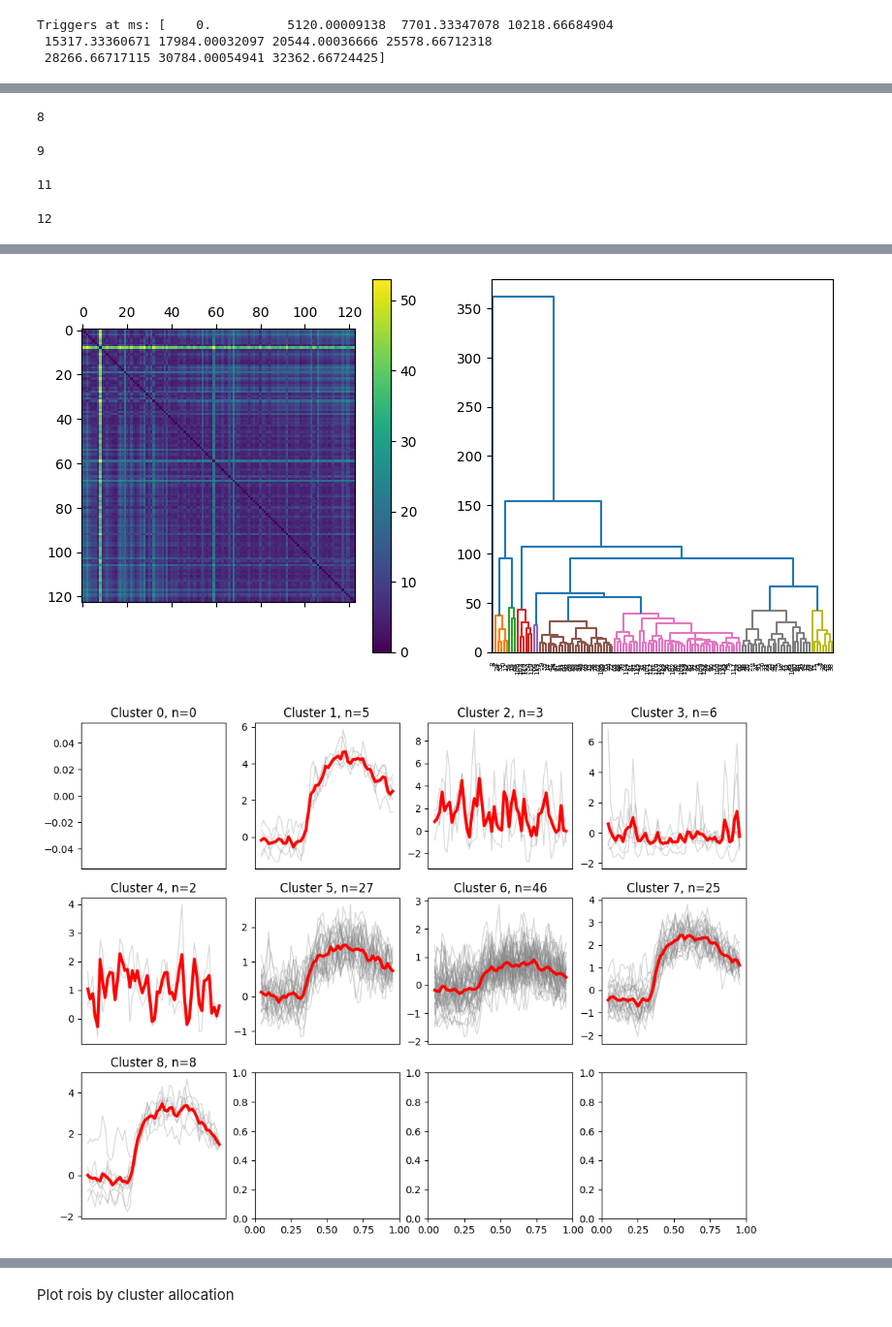
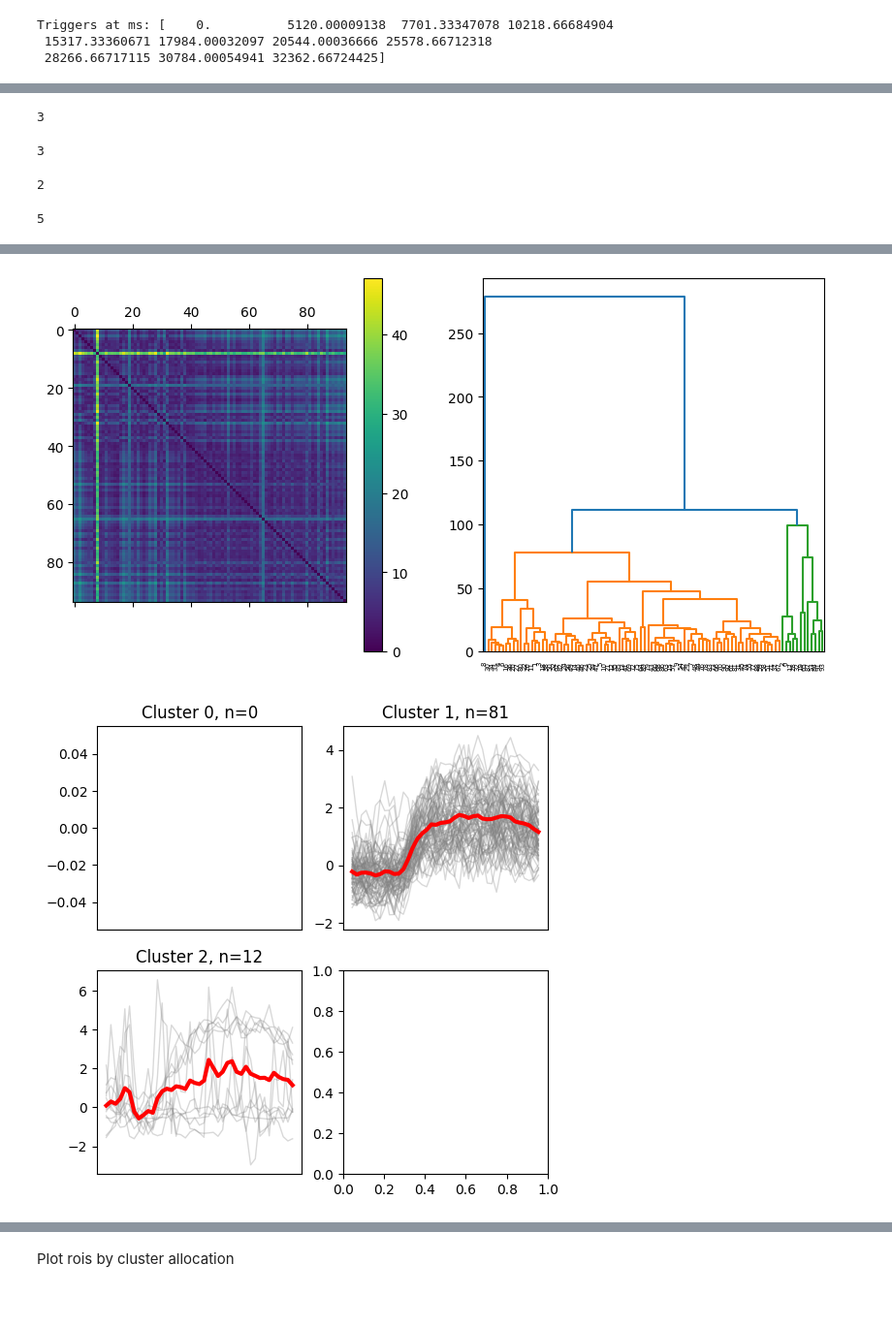
Before and after one commit to simbru/pygor, a Jupyter notebook: ROI_clustering.ipynb, the cells around one changed output, grey strips where cells are left out. Shown at 97% size. Cells and saved outputs as stored; diff of their text form; code cells hidden in the pictures; blank space fills up the shorter version.

```diff
--- a/ROI_clustering.ipynb
+++ b/ROI_clustering.ipynb
@@ -88,6 +44,15 @@ from sklearn.metrics import euclidean_distances
 import matplotlib.pyplot as plt
 from scipy.cluster.hierarchy import dendrogram, linkage
 from scipy.cluster.hierarchy import fcluster
+
+lower_lim = 0.8
+upper_lim = 10
+
+downsampled_traces = data_object.averages[:,::100]
+
+trace_means = abs(np.mean(downsampled_traces, axis=1))
+trace_stds = abs(np.std(downsampled_traces, axis=1))
+downsampled_traces_filtered = downsampled_traces[np.where((trace_stds<upper_lim) & (trace_stds>lower_lim)) [0],:]
 
 # %% Load data
 data = downsampled_traces_filtered
@@ -147,7 +112,9 @@ stim_responses = []
 #find stimulus segments plus some time before and after
 for idx, i in enumerate(mean_triggertimes_extended[:-1]):
     if stimtypes[idx] in stimtypes_relevant:
-        append_idx = round(np.diff(mean_triggertimes_extended)[idx]/2)
+        print (i)
+        append_idx = 1000
+        #append_idx = round(np.diff(mean_triggertimes_extended)[idx]/2)
         stim_responses.append(traces[:,i-append_idx:mean_triggertimes_extended[idx+1]+append_idx].transpose())
 
 #plot them
@@ -162,6 +129,7 @@ responses_sorted = []
 std_upper = 5
 mean_lower = -1
 mean_upper = 5
+resting_mean_upper = 7
 for idx, cur_traces in enumerate(stim_responses):
     trace_means = abs(np.mean(cur_traces, axis=0))
     trace_stds = abs(np.std(cur_traces, axis=0))
@@ -177,14 +145,14 @@ for idx, cur_traces in enumerate(stim_responses):
     ax[2, idx%4].plot(cur_traces[:, np.where(
         (trace_stds>std_upper) |
         (trace_stds<std_lower) |
-        (prestim_max>10)) [0]], color='red', alpha=0.3)
+        (prestim_max>resting_mean_upper)) [0]], color='red', alpha=0.3)
 
     cutouts_sorted = cur_traces[:, np.where(
         (trace_stds<std_upper) &
         (trace_stds>std_lower) &
         (trace_means>mean_lower) &
         (trace_means<mean_upper) &
-        (prestim_max<10)) [0]]
+        (prestim_max<resting_mean_upper)) [0]]
     ax[2, idx%4].plot(cutouts_sorted, color='gray', alpha=0.1)
 
     responses_sorted.append(cutouts_sorted[::100,:].transpose())
@@ -193,13 +164,0 @@ for idx, cur_traces in enumerate(stim_responses):
-# %%
-from sklearn.cluster import HDBSCAN
-
-hdb = HDBSCAN(min_cluster_size=4)
-clusters = hdb.fit_predict(responses_sorted[0])
-
-f3, ax3 = plt.subplots(1,5, figsize=(14, 3))
-ax3[0].set_title('hdbscan clustering')
-for i, trace in enumerate(responses_sorted[0]):
-    if clusters[i] == -1:  # Noise points
-        ax3[clusters[i]].plot(trace, color='gray', alpha=0.3)
-    else:
-        ax3[clusters[i]].plot(trace, color=plt.cm.rainbow(clusters[i] / np.max(clusters)), alpha=0.7)
@@ -218,12 +175,12 @@ for cur_clust in responses_sorted:
     # ax.set_ylim(100, 150)
 
     # %% plot dendrogram with indicated threshold
-    dendrogram(linkage(euc_distances, method="complete"), ax=ax[1], color_threshold=50)
+    dendrogram(linkage(euc_distances, method="complete"), ax=ax[1], color_threshold=100)
 
     # %% Cluster data based on distance matrix
 
     clustering = fcluster(
-        linkage(euc_distances, method="complete"), criterion="distance", t=50
+        linkage(euc_distances, method="complete"), criterion="distance", t=100
     )
     print(np.max(clustering))
 
@@ -241,7 +198,7 @@ for cur_clust in responses_sorted:
     #ax[-1].set_xticks(range(cur_clust[1]))
     clust_allocations.append(clustering)
 # %% [output]
-8
+3
-9
+3
-11
+2
-12
+5
@@ -250,2 +207,2 @@ for cur_clust in responses_sorted:
-[figure, old version]
+[figure, new version]
-[figure, old version]
+[figure, new version]
```
Also changed, not shown: parts of 9 cells of this notebook, 1 other file.
